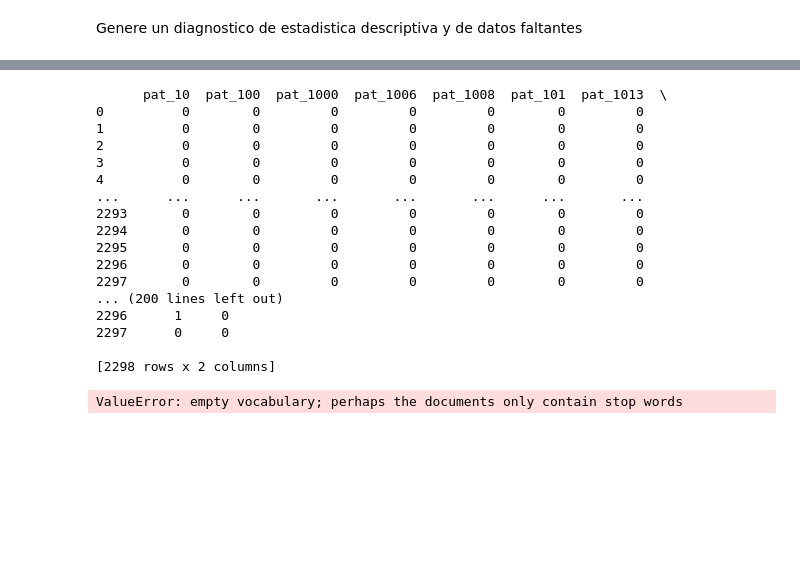
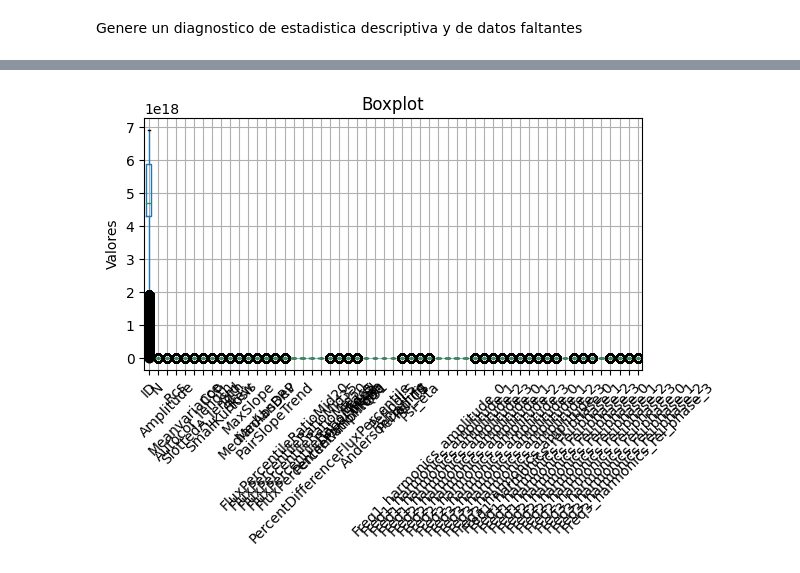
Before and after one commit to sebarancibia/arancibia-sebastian, a Jupyter notebook: MiniProyecto 1/Miniproyecto 1.ipynb, the cells around one changed output, grey strips where cells are left out. Cells and saved outputs as stored; diff of their text form; code cells hidden in the pictures; blank space fills up the shorter version.

```diff
--- a/MiniProyecto 1/Miniproyecto 1.ipynb
+++ b/MiniProyecto 1/Miniproyecto 1.ipynb
@@ -13,7 +13,7 @@ from sklearn.feature_extraction.text import CountVectorizer, TfidfVectorizer
 Función para Cargar base de datos
 # %%
 def cargarBase (directorio, muestra = False, columnas = [] ):
-    db = pd.read_csv(directorio, sep=",")
+    db = pd.read_csv(directorio, sep=";")
     if muestra:
 
         # Seleccionar columnas
@@ -21,7 +21,8 @@ def cargarBase (directorio, muestra = False, columnas = [] ):
 
     return db
 #db = cargarBase("metadatos.csv", True, ["lesion_id","age"])
-db = cargarBase("metadatos.csv")
+db = cargarBase("Gaia_NaN.csv")
+db = pd.DataFrame(db)
 db.info()
 # %% [output]
 <class 'pandas.core.frame.DataFrame'>
@@ -45,0 +80,2 @@ Genere un diagnostico de estadistica descriptiva y de datos faltantes
+# %%
+db= db.dropna(axis=0)
@@ -46,3 +95,14 @@ Genere un diagnostico de estadistica descriptiva y de datos faltantes
+# %%
+#db = db.drop(['lesion_id'], axis=1)
+plt.figure()
+db.select_dtypes(include='number').boxplot()
+plt.title('Boxplot')
+plt.xticks(rotation=45)
+plt.ylabel('Valores')
+plt.tight_layout()
+plt.show()
+# %% [output]
+[figure, added]
 # %%
 def limpiar(db):
     data = pd.DataFrame(db)
@@ -75,22 +135,3 @@ def diagnostico(descriptor, media=True, desviacion=True, perdidos=True, maximo=T
 # %%
 m = diagnostico(db)
 m
-# %% [output]
-      pat_10  pat_100  pat_1000  pat_1006  pat_1008  pat_101  pat_1013  \
-0          0        0         0         0         0        0         0
-1          0        0         0         0         0        0         0
-2          0        0         0         0         0        0         0
-3          0        0         0         0         0        0         0
-4          0        0         0         0         0        0         0
-...      ...      ...       ...       ...       ...      ...       ...
-2293       0        0         0         0         0        0         0
-2294       0        0         0         0         0        0         0
-2295       0        0         0         0         0        0         0
-2296       0        0         0         0         0        0         0
-2297       0        0         0         0         0        0         0
-... (200 lines left out)
-2296      1     0
-2297      0     0
-
-[2298 rows x 2 columns]
-ValueError: empty vocabulary; perhaps the documents only contain stop words
```
Also changed, not shown: parts of 5 cells of this notebook.
